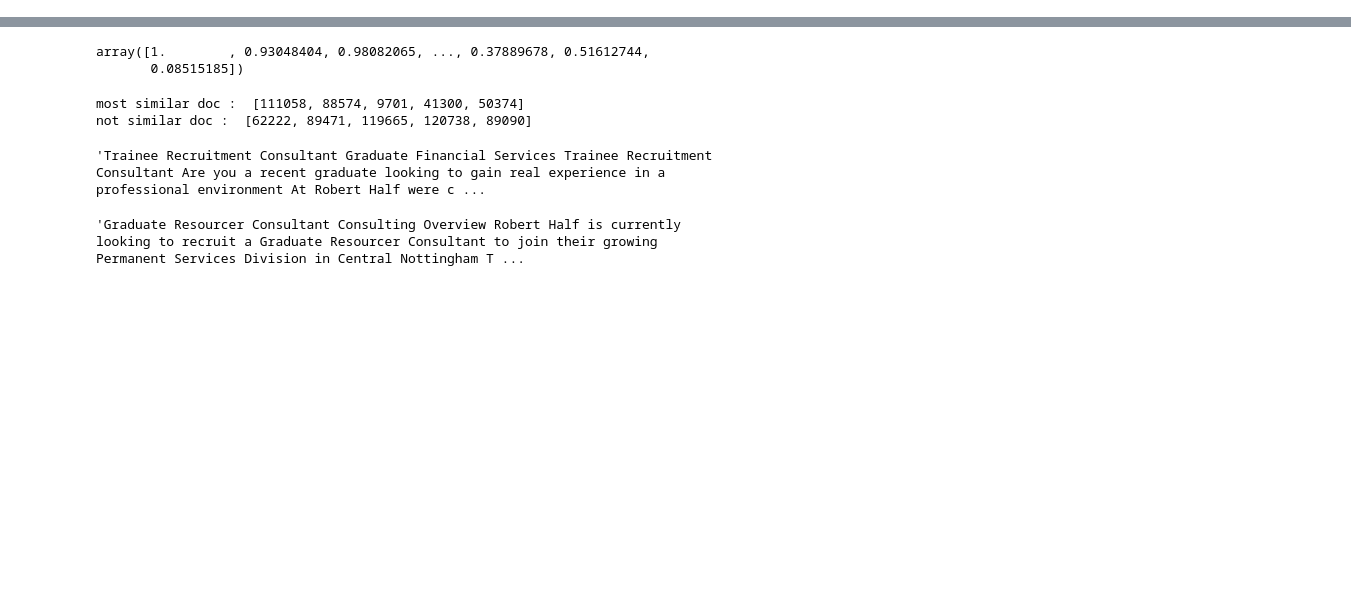
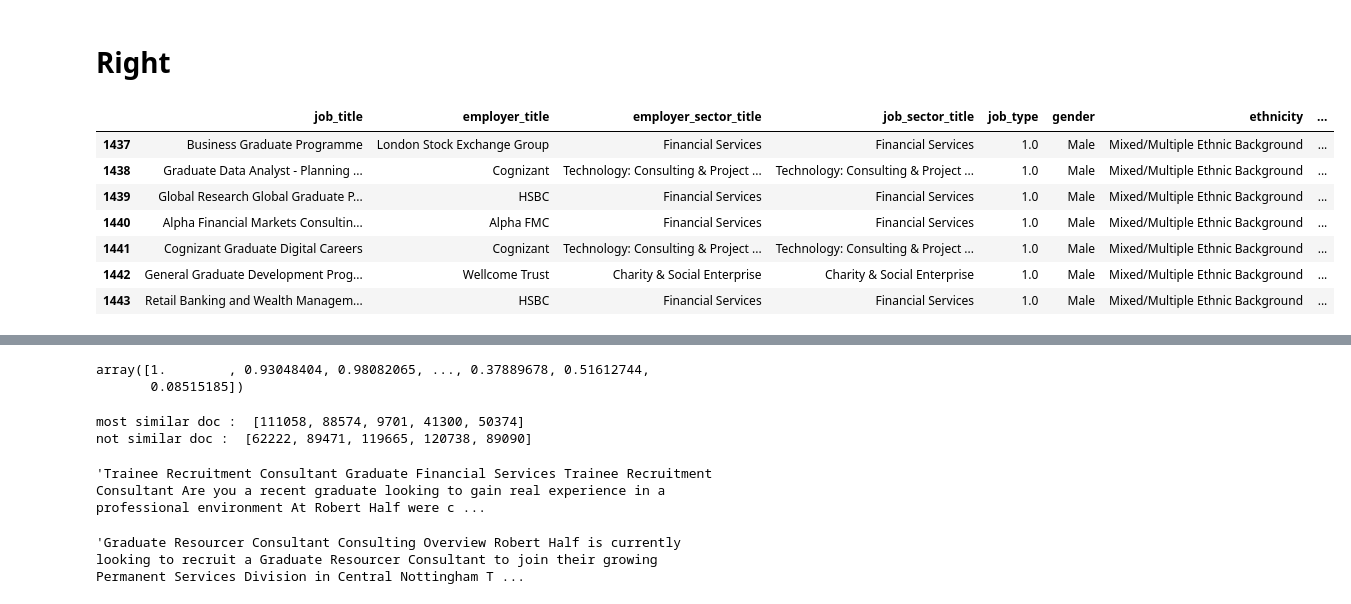
Before and after one commit to Lassanabright/Bright_Network-Data_Science, a Jupyter notebook: Word_Embedding.ipynb, the cells around one changed output, grey strips where cells are left out. Cells and saved outputs as stored; diff of their text form; code cells hidden in the pictures; blank space fills up the shorter version.

```diff
--- a/Word_Embedding.ipynb
+++ b/Word_Embedding.ipynb
@@ -63,0 +237,14 @@ def get_job_characteristics(df):
+# %% [markdown]
+# Right
+# %%
+train[train["user_id"]==164402][['job_title','employer_title', 'employer_sector_title', 'job_sector_title', 'job_type', 'gender',
+       'ethnicity', 'university_name', 'degree_subject_name', 'user_preference']].tail(7)
+# %% [output]
+|  | job_title | employer_title | employer_sector_title | job_sector_title | job_type | gender | ethnicity | ... |
+| 1437 | Business Graduate Programme | London Stock Exchange Group | Financial Services | Financial Services | 1.0 | Male | Mixed/Multiple Ethnic Background | ... |
+| 1438 | Graduate Data Analyst - Planning ... | Cognizant | Technology: Consulting & Project ... | Technology: Consulting & Project ... | 1.0 | Male | Mixed/Multiple Ethnic Background | ... |
+| 1439 | Global Research Global Graduate P... | HSBC | Financial Services | Financial Services | 1.0 | Male | Mixed/Multiple Ethnic Background | ... |
+| 1440 | Alpha Financial Markets Consultin... | Alpha FMC | Financial Services | Financial Services | 1.0 | Male | Mixed/Multiple Ethnic Background | ... |
+| 1441 | Cognizant Graduate Digital Careers | Cognizant | Technology: Consulting & Project ... | Technology: Consulting & Project ... | 1.0 | Male | Mixed/Multiple Ethnic Background | ... |
+| 1442 | General Graduate Development Prog... | Wellcome Trust | Charity & Social Enterprise | Charity & Social Enterprise | 1.0 | Male | Mixed/Multiple Ethnic Background | ... |
+| 1443 | Retail Banking and Wealth Managem... | HSBC | Financial Services | Financial Services | 1.0 | Male | Mixed/Multiple Ethnic Background | ... |
```
Also changed, not shown: parts of 76 cells of this notebook, 2 other files.
